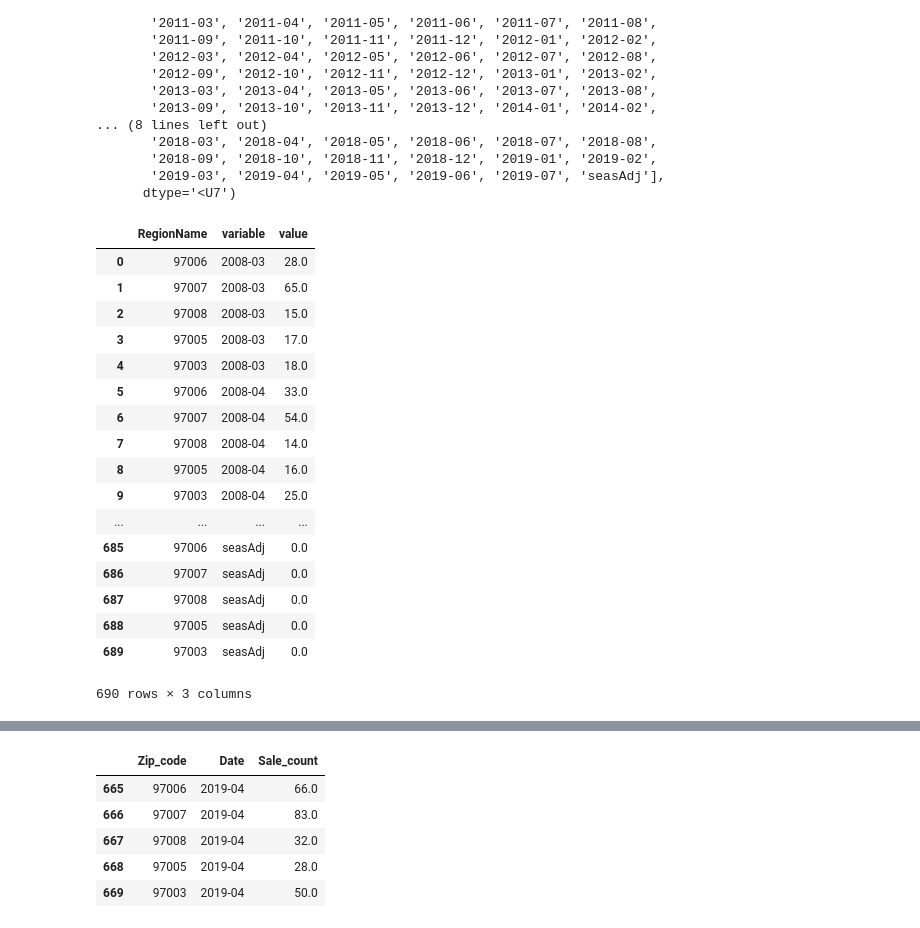
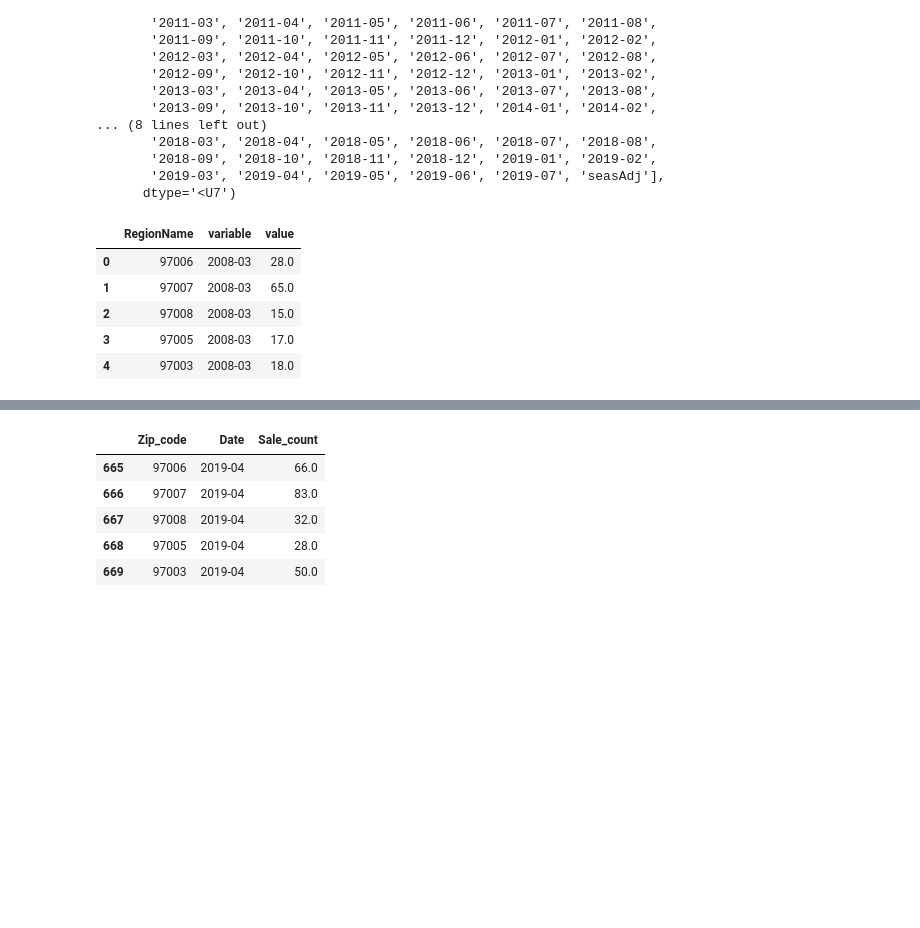
Before and after one commit to meharperjr/etlproject, a Jupyter notebook: z_hist_filter.ipynb, the cells around one changed output, grey strips where cells are left out. Saved outputs shown, nothing was run; the diff lists cells and outputs as text; code cells hidden in the pictures; blank space fills up the shorter version.

```diff
--- a/z_hist_filter.ipynb
+++ b/z_hist_filter.ipynb
@@ -362,25 +378,13 @@ array(['2008-03', '2008-04', '2008-05', '2008-06', '2008-07', '2008-08',
       dtype='<U7')
 # %%
 meltcount_df= pd.melt(citycount_df, id_vars=['RegionName'], value_vars=myarraycount)
-meltcount_df
+meltcount_df.head()
 # %% [output]
 |  | RegionName | variable | value |
 | 0 | 97006 | 2008-03 | 28.0 |
 | 1 | 97007 | 2008-03 | 65.0 |
 | 2 | 97008 | 2008-03 | 15.0 |
 | 3 | 97005 | 2008-03 | 17.0 |
 | 4 | 97003 | 2008-03 | 18.0 |
-| 5 | 97006 | 2008-04 | 33.0 |
-| 6 | 97007 | 2008-04 | 54.0 |
-| 7 | 97008 | 2008-04 | 14.0 |
-| 8 | 97005 | 2008-04 | 16.0 |
-| 9 | 97003 | 2008-04 | 25.0 |
-| ... | ... | ... | ... |
-| 685 | 97006 | seasAdj | 0.0 |
-| 686 | 97007 | seasAdj | 0.0 |
-| 687 | 97008 | seasAdj | 0.0 |
-| 688 | 97005 | seasAdj | 0.0 |
-| 689 | 97003 | seasAdj | 0.0 |
-690 rows × 3 columns
 # %%
 clean_count=meltcount_df.rename(columns={'RegionName':'Zip_code','variable':'Date','value':'Sale_count'})
```
Also changed, not shown: parts of 16 cells of this notebook, 2 other files.
